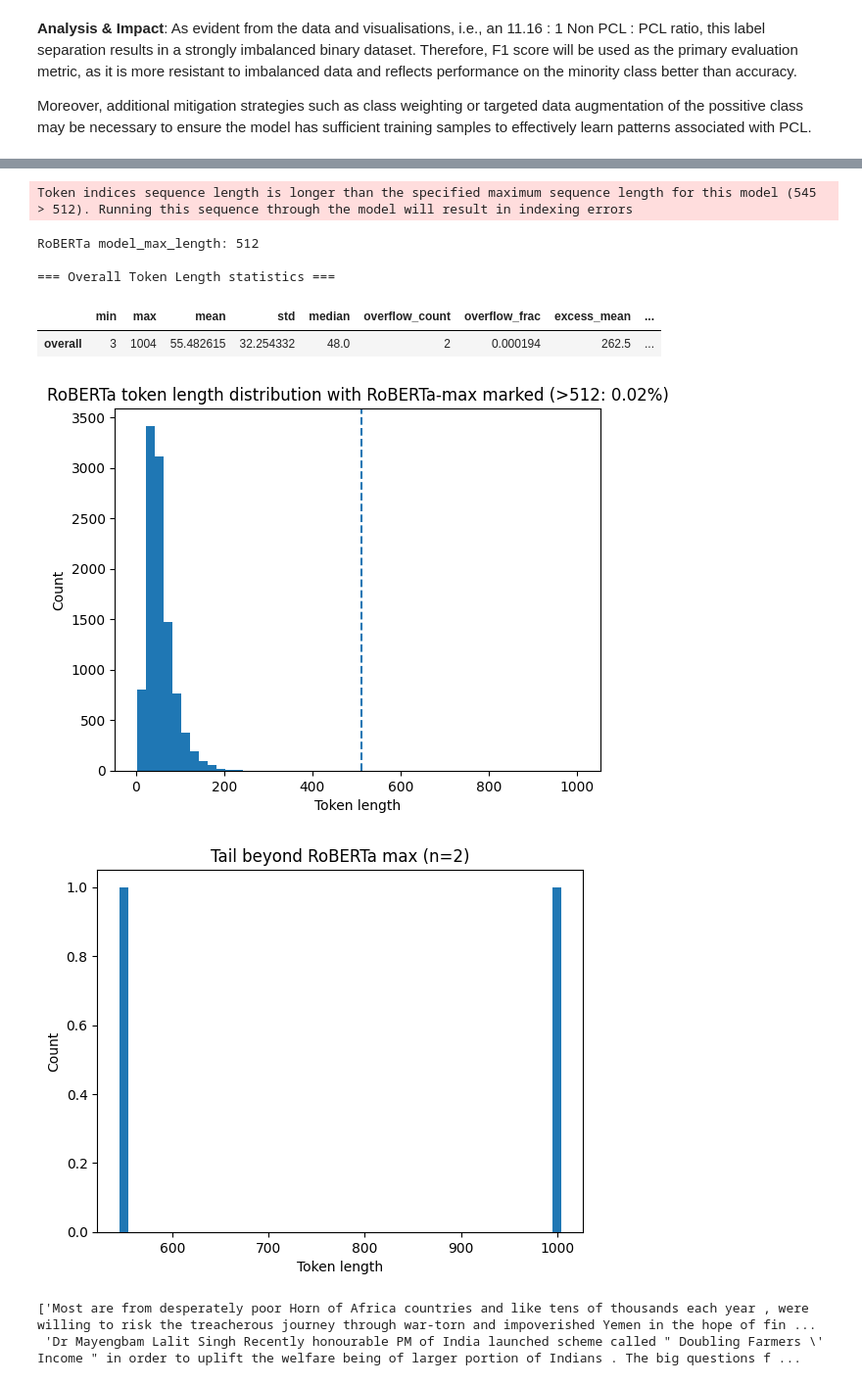
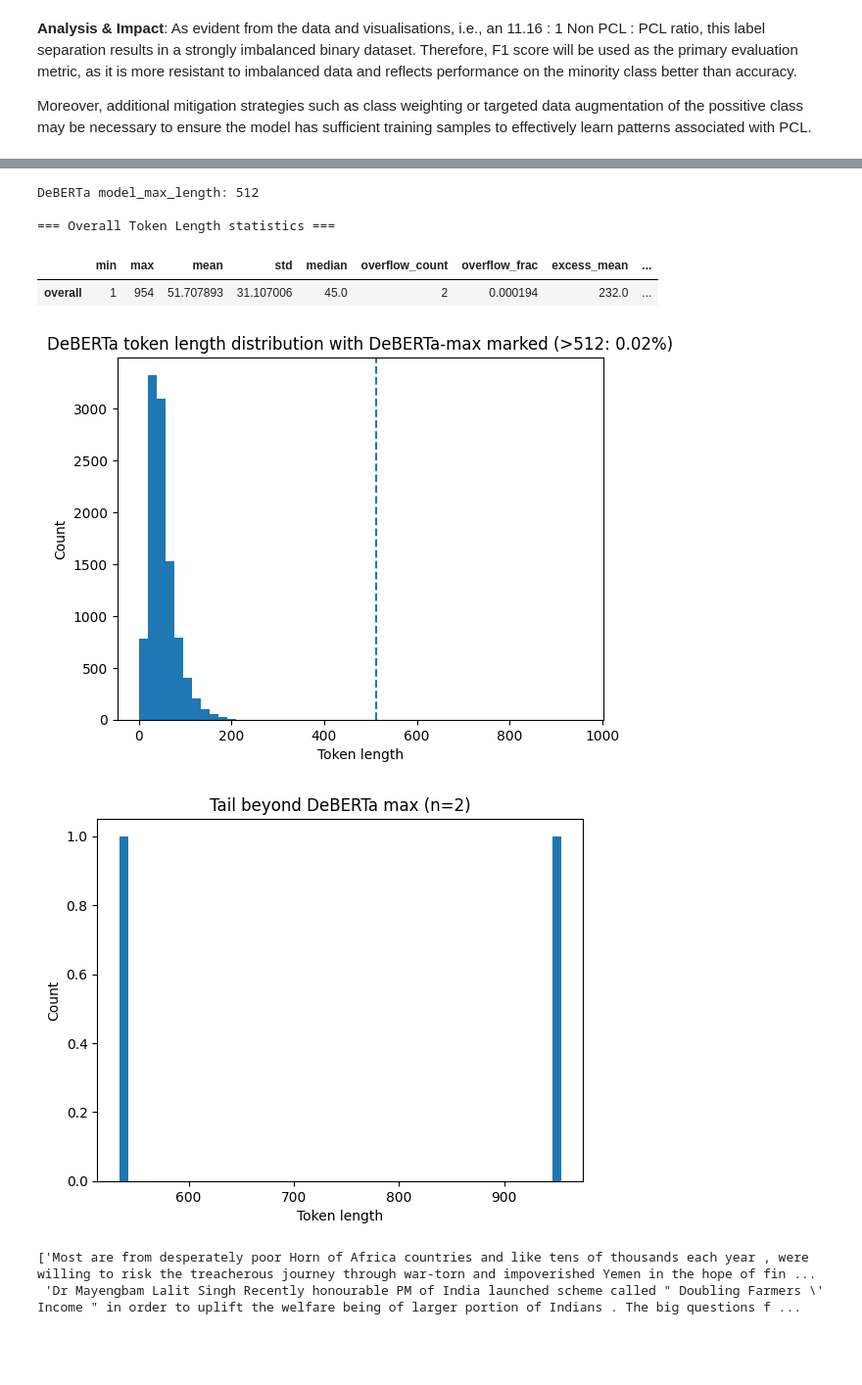
Before and after one commit to AngadK89/60035_nlp_cw, a Jupyter notebook: eda.ipynb, the cells around one changed output, grey strips where cells are left out. Shown at 98% size. Cells and saved outputs as stored; diff of their text form; code cells hidden in the pictures; blank space fills up the shorter version.

```diff
--- a/eda.ipynb
+++ b/eda.ipynb
@@ -15,5 +35,5 @@ import matplotlib.pyplot as plt
 from transformers import AutoTokenizer
 import nltk
 # %%
-MODEL = "roberta-base"
-tokenizer = AutoTokenizer.from_pretrained(MODEL, use_fast=True)
+MODEL = "microsoft/deberta-v3-base"
+tokenizer = AutoTokenizer.from_pretrained(MODEL, use_fast=False)
@@ -186,43 +208,41 @@ lengths = np.fromiter((len(ids) for ids in encodings["input_ids"]), dtype=np.int
 filtered_data["token_length"] = lengths
 
 overall_stats = summarise(lengths, "overall")
-# %% [output]
-Token indices sequence length is longer than the specified maximum sequence length for this model (545 > 512). Running this sequence through the model will result in indexing errors
 # %%
 # Compute overflow statistics - how many tokenised inputs exceed model's maximum input size, and what is the distribution?
 
-ROBERTA_MAX_LEN = tokenizer.model_max_length  # typically 512 for roberta-base
+DEBERTA_MAX_LEN = 512
 
-ov, overflow_lens = overflow_metrics(lengths, ROBERTA_MAX_LEN, "overall")
+ov, overflow_lens = overflow_metrics(lengths, DEBERTA_MAX_LEN, "overall")
 
-print(f"RoBERTa model_max_length: {ROBERTA_MAX_LEN}")
+print(f"DeBERTa model_max_length: {DEBERTA_MAX_LEN}")
 
 print("\n=== Overall Token Length statistics ===")
 display(overall_stats.join(ov))
 
 # Plot with max-length marker
 plot_hist(
     lengths,
-    f"RoBERTa token length distribution with RoBERTa-max marked (>{ROBERTA_MAX_LEN}: {ov['overflow_frac'].iloc[0]:.2%})",
-    xline=ROBERTA_MAX_LEN,
+    f"DeBERTa token length distribution with DeBERTa-max marked (>{DEBERTA_MAX_LEN}: {ov['overflow_frac'].iloc[0]:.2%})",
+    xline=DEBERTA_MAX_LEN,
 )
 
-too_long_mask = lengths > ROBERTA_MAX_LEN
+too_long_mask = lengths > DEBERTA_MAX_LEN
 
 # Tail-only plot (only sequences exceeding model limit)
 tail = lengths[too_long_mask]
 if tail.size:
-    plot_hist(tail, f"Tail beyond RoBERTa max (n={tail.size})")
+    plot_hist(tail, f"Tail beyond DeBERTa max (n={tail.size})")
 else:
-    print("No samples exceed the RoBERTa max length.")
+    print("No samples exceed the DeBERTa max length.")
 # %% [output]
-RoBERTa model_max_length: 512
+DeBERTa model_max_length: 512
 
 === Overall Token Length statistics ===
 |  | min | max | mean | std | median | overflow_count | overflow_frac | excess_mean | ... |
-| overall | 3 | 1004 | 55.482615 | 32.254332 | 48.0 | 2 | 0.000194 | 262.5 | ... |
+| overall | 1 | 954 | 51.707893 | 31.107006 | 45.0 | 2 | 0.000194 | 232.0 | ... |
-[figure, old version]
+[figure, new version]
-[figure, old version]
+[figure, new version]
 # %%
 # Inspecting the overly long texts after
 too_long_texts = filtered_data["text"].loc[too_long_mask].to_list()
```
Also changed, not shown: parts of 18 cells of this notebook, 3 other files.
